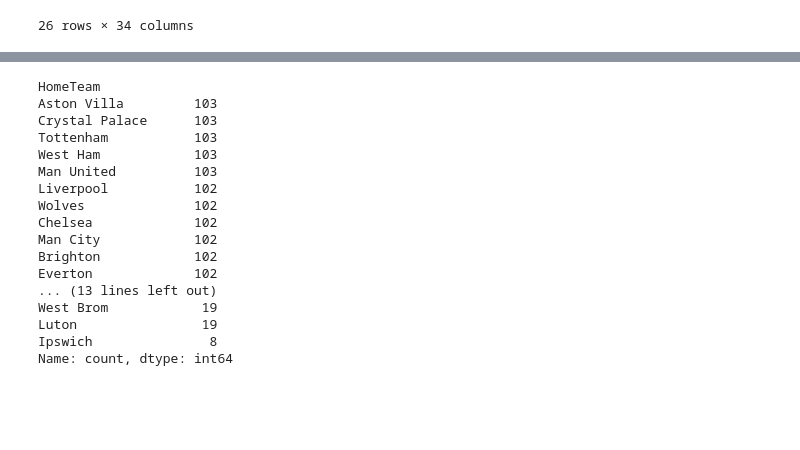
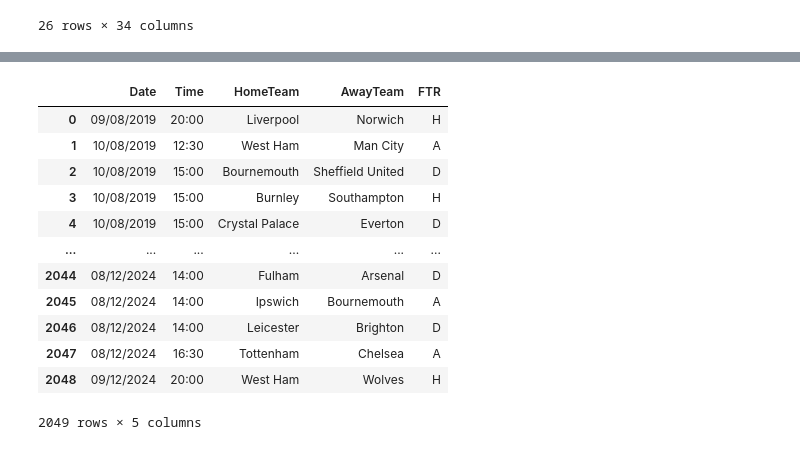
Before and after one commit to thoomkuzhymatthew/EPL_arb_betting, a Jupyter notebook: code/NB02-Data_Processing.ipynb, the cells around one changed output, grey strips where cells are left out. Saved outputs shown, nothing was run; the diff lists cells and outputs as text; code cells hidden in the pictures; blank space fills up the shorter version.

```diff
--- a/code/NB02-Data_Processing.ipynb
+++ b/code/NB02-Data_Processing.ipynb
@@ -153,51 +149,47 @@ def load_and_concatenate_premier_league_data(directory: str):
     # Define the columns to extract
     required_columns = ['Date', 'Time', 'HomeTeam', 'AwayTeam', 'FTR']
 
     # Initialize an empty list to store individual DataFrames
     dataframes = []
 
     # Iterate over the files in the directory
     for filename in sorted(os.listdir(directory)):
         # Check if the file matches the naming pattern
         if filename.endswith('.csv') and filename[:2].isdigit() and '-' in filename:
             filepath = os.path.join(directory, filename)
 
             # Load the CSV file and extract the required columns
             df = pd.read_csv(filepath, usecols=required_columns)
 
             # Append the DataFrame to the list
             dataframes.append(df)
 
     # Concatenate all DataFrames in the list
     concatenated_df = pd.concat(dataframes, ignore_index=True)
 
     return concatenated_df
 
 # Directory containing the CSV files
 directory_csv = "../data/CSV's/"
 
 # Call the function and get the concatenated DataFrame
 results_data = load_and_concatenate_premier_league_data(directory_csv)
 
-results_data['HomeTeam'].value_counts()
+results_data
 # %% [output]
+|  | Date | Time | HomeTeam | AwayTeam | FTR |
+| 0 | 09/08/2019 | 20:00 | Liverpool | Norwich | H |
+| 1 | 10/08/2019 | 12:30 | West Ham | Man City | A |
+| 2 | 10/08/2019 | 15:00 | Bournemouth | Sheffield United | D |
+| 3 | 10/08/2019 | 15:00 | Burnley | Southampton | H |
+| 4 | 10/08/2019 | 15:00 | Crystal Palace | Everton | D |
+| ... | ... | ... | ... | ... | ... |
+| 2044 | 08/12/2024 | 14:00 | Fulham | Arsenal | D |
+| 2045 | 08/12/2024 | 14:00 | Ipswich | Bournemouth | A |
+| 2046 | 08/12/2024 | 14:00 | Leicester | Brighton | D |
+| 2047 | 08/12/2024 | 16:30 | Tottenham | Chelsea | A |
+| 2048 | 09/12/2024 | 20:00 | West Ham | Wolves | H |
-HomeTeam
-Aston Villa         103
-Crystal Palace      103
-Tottenham           103
-West Ham            103
-Man United          103
-Liverpool           102
-Wolves              102
-Chelsea             102
-Man City            102
-Brighton            102
-Everton             102
-... (13 lines left out)
-West Brom            19
-Luton                19
-Ipswich               8
-Name: count, dtype: int64
+2049 rows × 5 columns
 # %%
 premier_league_teams_api = {
     "Aston Villa": "AVL",
```
Also changed, not shown: parts of 3 cells of this notebook.
